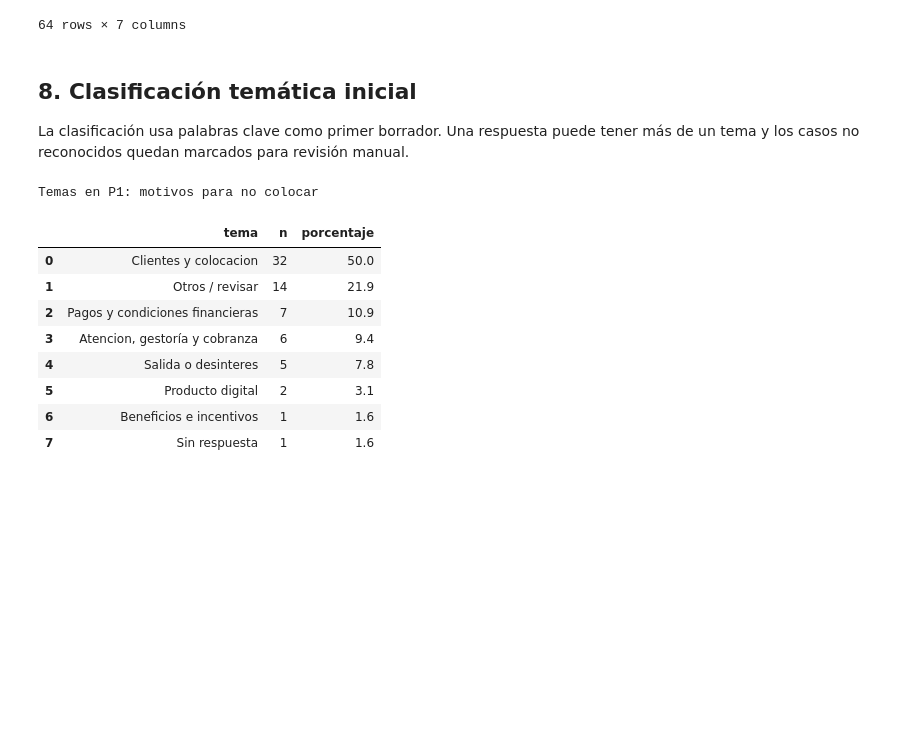
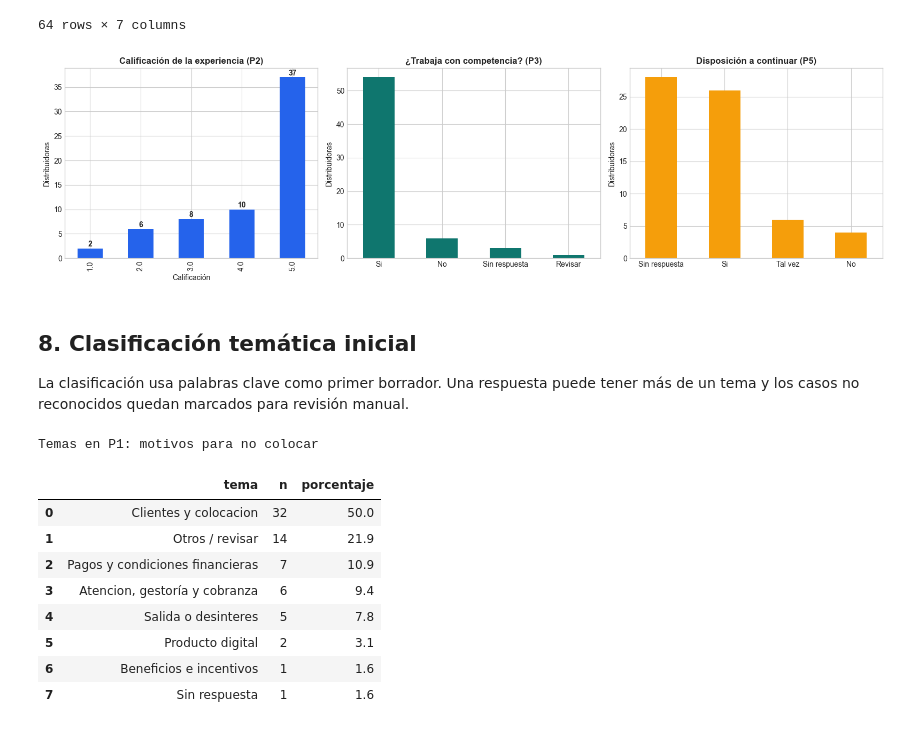
Before and after one commit to marifercc/cvv-encuestas-distribuidoras, a Jupyter notebook: notebooks/01_diagnostico_datos.ipynb, the cells around one changed output. Saved outputs shown, nothing was run; the diff lists cells and outputs as text; code cells hidden in the pictures; blank space fills up the shorter version.

```diff
--- a/notebooks/01_diagnostico_datos.ipynb
+++ b/notebooks/01_diagnostico_datos.ipynb
@@ -289,6 +300,35 @@ p5_disposicion
 | 72 | 117047.0 | CALIX GOMEZ , YENI | no se quiere arriesgar con nuevos... | NaN | la amabilidad y la atencion | tienen mejor facilidades | ... |
 | 240 | 117355.0 | FLORES ACOSTA , ODILIA | POR QUENO MANEJAMOS VALES DIGITALES | NaN | EL SERVICIO | VALES DIGITALES | ... |
 64 rows × 7 columns
+# %%
+fig, axes = plt.subplots(1, 3, figsize=(16, 4.5))
+
+calificaciones = efectivas["p2_calificacion"].dropna().value_counts().sort_index()
+calificaciones.plot.bar(ax=axes[0], color="#2563eb")
+axes[0].set_title("Calificación de la experiencia (P2)", fontweight="bold")
+axes[0].set_xlabel("Calificación")
+axes[0].set_ylabel("Distribuidoras")
+for indice, valor in enumerate(calificaciones):
+    axes[0].text(indice, valor + 0.4, str(valor), ha="center", fontweight="bold")
+
+competencia = efectivas["p3_competencia_limpia"].value_counts(dropna=False).rename(index={pd.NA: "Sin respuesta"})
+disposicion = efectivas["p5_disposicion"].value_counts(dropna=False).rename(index={pd.NA: "Sin respuesta"})
+competencia.plot.bar(ax=axes[1], color="#0f766e")
+axes[1].set_title("¿Trabaja con competencia? (P3)", fontweight="bold")
+axes[1].set_xlabel("")
+axes[1].set_ylabel("Distribuidoras")
+axes[1].tick_params(axis="x", rotation=0)
+
+disposicion.plot.bar(ax=axes[2], color="#f59e0b")
+axes[2].set_title("Disposición a continuar (P5)", fontweight="bold")
+axes[2].set_xlabel("")
+axes[2].set_ylabel("Distribuidoras")
+axes[2].tick_params(axis="x", rotation=0)
+
+plt.tight_layout()
+plt.show()
+# %% [output]
+[figure, added]
 # %% [markdown]
 ## 8. Clasificación temática inicial
 
```
Also changed, not shown: parts of 3 cells of this notebook, 1 other file.
